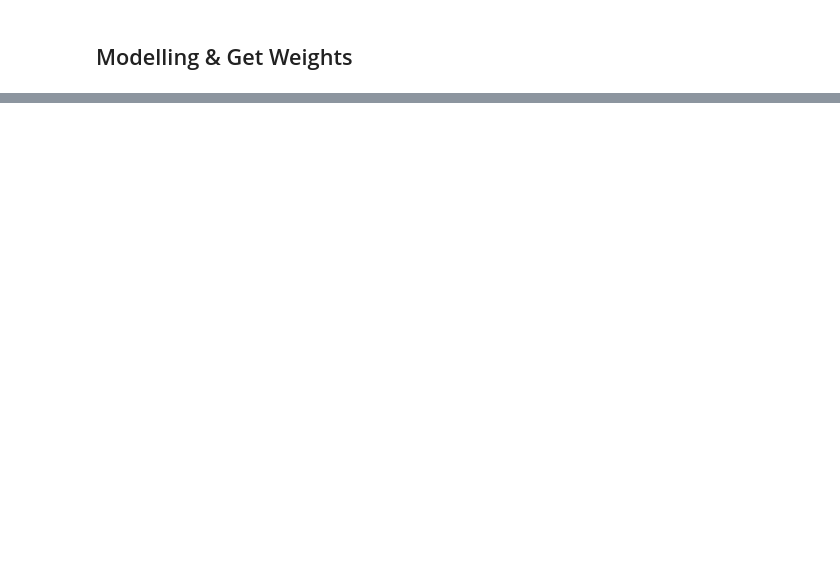
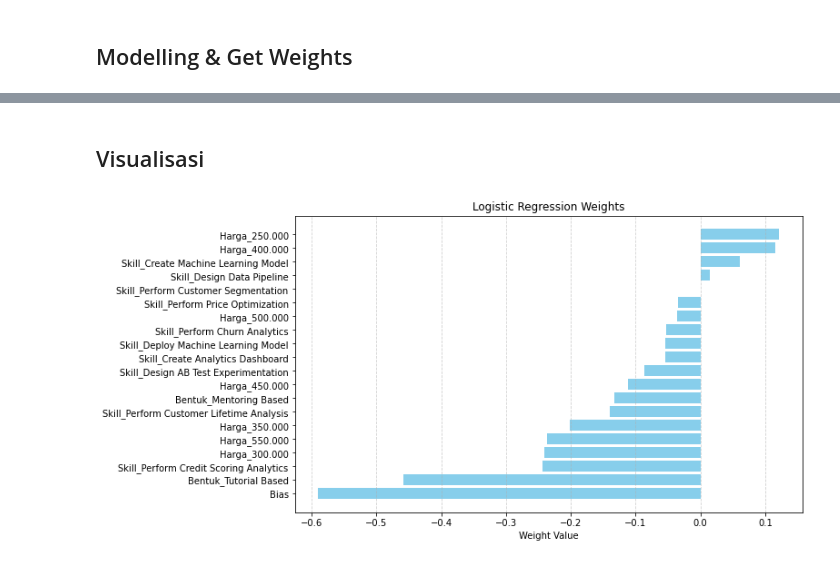
Before and after one commit to ahmadilhamhabibi/conjoint-analysis, a Jupyter notebook: conjoint-analysis.ipynb, the cells around one changed output, grey strips where cells are left out. Cells and saved outputs as stored; diff of their text form; code cells hidden in the pictures; blank space fills up the shorter version.

```diff
--- a/conjoint-analysis.ipynb
+++ b/conjoint-analysis.ipynb
@@ -293,17 +284,3 @@ Name: Choice, dtype: float64
 Name: Choice, dtype: float64
 # %% [markdown]
 ## Modelling & Get Weights
-# %%
-# Drop the 'Telepon' column as it's not a feature for the model
-conjoint_data = conjoint_data.drop('Telepon', axis=1)
-
-# Separate features (X) and target variable (y)
-X = conjoint_data.drop('Choice', axis=1)
-y = conjoint_data['Choice']
-
-# Apply one-hot encoding to all columns (assuming all are categorical)
-encoder = OneHotEncoder(sparse=False, handle_unknown='ignore')
-X_encoded = encoder.fit_transform(X)
-
-# Split the data into training and testing sets
-X_train, X_test, y_train, y_test = train_test_split(X_encoded, y, test_size=0.2, random_state=42, stratify=y)
@@ -383,0 +362,16 @@ plt.show()
+# %% [markdown]
+## Visualisasi
+# %%
+weights = weights.sort_values(by='Weight')
+
+# Visualize weights
+plt.figure(figsize=(10, 6))
+plt.barh(weights['Feature'], weights['Weight'], color='skyblue',)
+plt.xlabel('Weight Value')
+plt.title('Logistic Regression Weights')
+plt.grid(axis='x', linestyle='--', alpha=0.6)
+
+# Show the plot
+plt.show()
+# %% [output]
+[figure, added]
```
Also changed, not shown: parts of 9 cells of this notebook, 2 other files.
